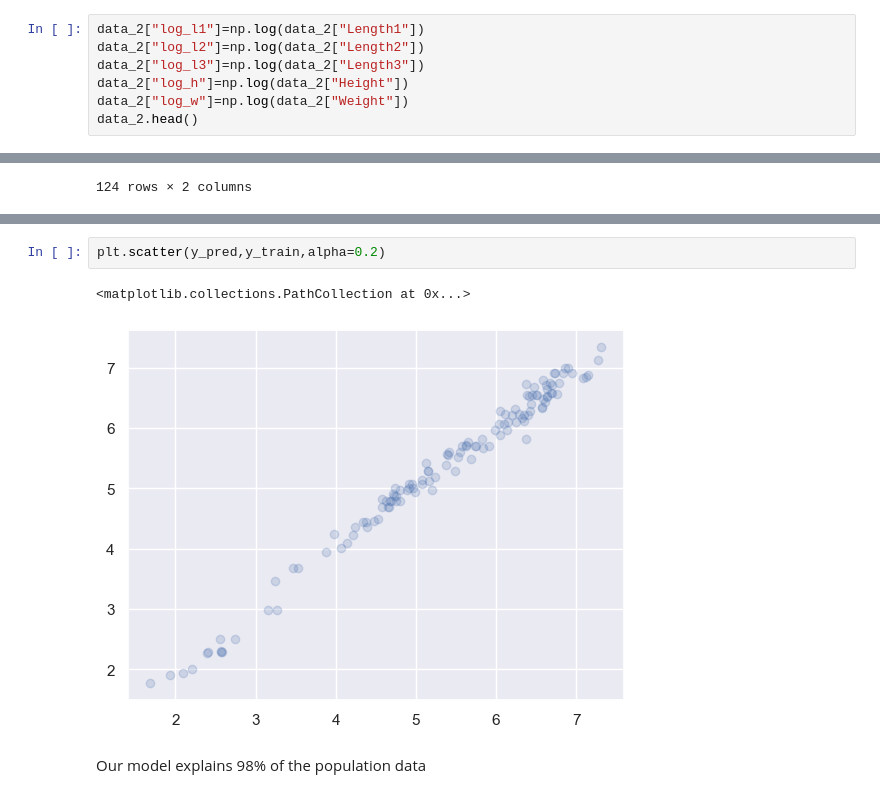
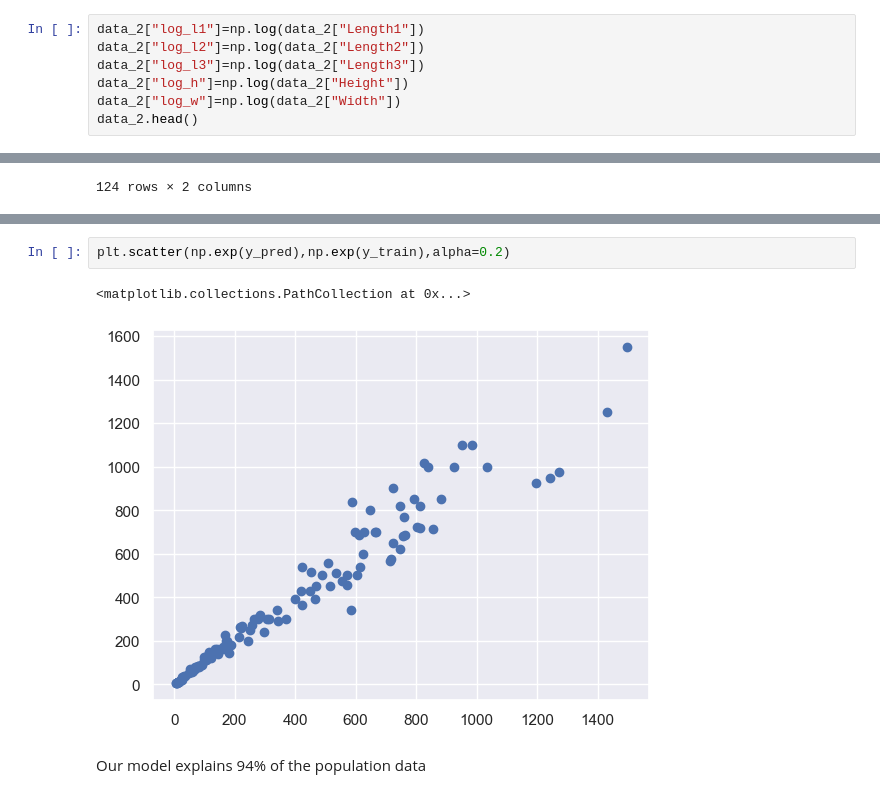
Before and after one commit to lingeshnafeax/DataScience, a Jupyter notebook: sklearn/Fish Dataset/Fish Dataset.ipynb, the cells around one changed output, grey strips where cells are left out. Drawn from its saved outputs; the diff is of its cells as text.

```diff
--- a/sklearn/Fish Dataset/Fish Dataset.ipynb
+++ b/sklearn/Fish Dataset/Fish Dataset.ipynb
@@ -265,7 +265,7 @@ data_2["log_l1"]=np.log(data_2["Length1"])
 data_2["log_l2"]=np.log(data_2["Length2"])
 data_2["log_l3"]=np.log(data_2["Length3"])
 data_2["log_h"]=np.log(data_2["Height"])
-data_2["log_w"]=np.log(data_2["Weight"])
+data_2["log_w"]=np.log(data_2["Width"])
 data_2.head()
 # %% [output]
 |  | Weight | Length1 | Length2 | Length3 | Height | Width | log_weight | log_l1 | log_l2 | log_l3 | log_h | ... |
@@ -401,7 +418,7 @@ result
 # %%
-plt.scatter(y_pred,y_train,alpha=0.2)
+plt.scatter(np.exp(y_pred),np.exp(y_train),alpha=0.2)
 # %% [output]
 <matplotlib.collections.PathCollection at 0x...>
-[figure, old version]
+[figure, new version]
 # %% [markdown]
-Our model explains 98% of the population data
+Our model explains 94% of the population data
```
Also changed, not shown: parts of 3 cells of this notebook.
